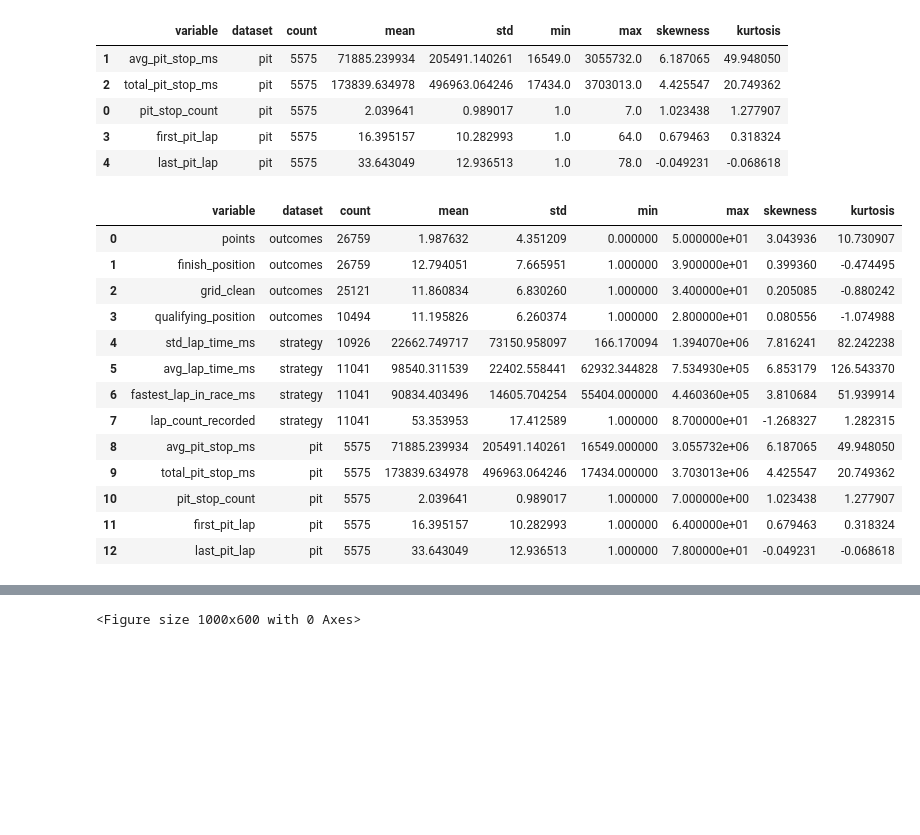
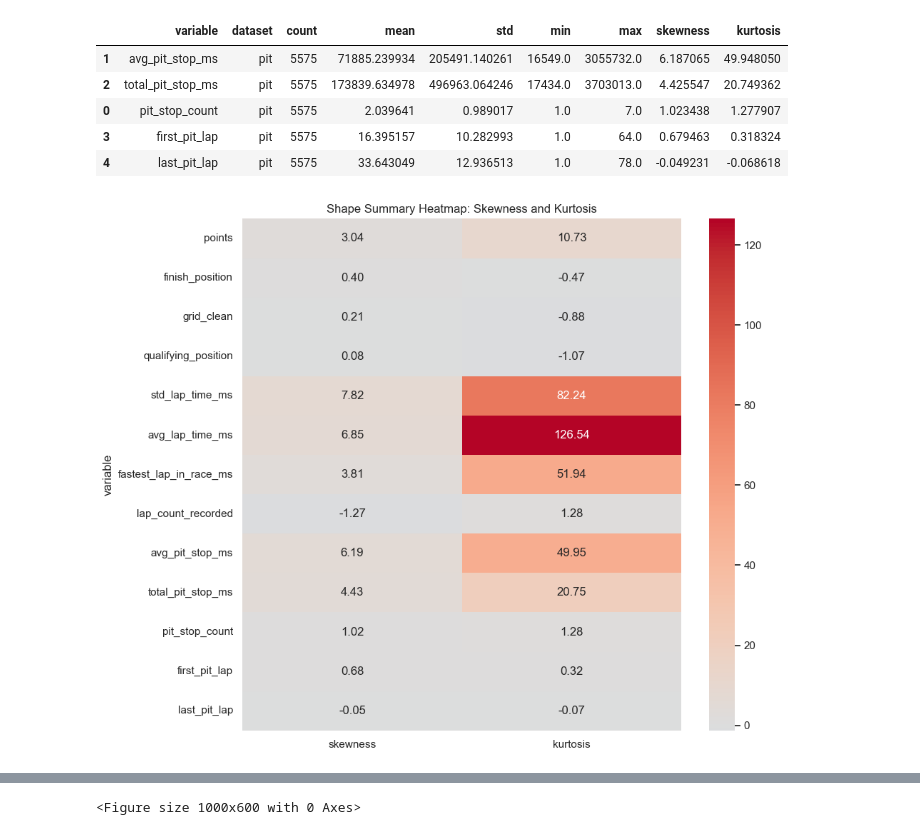
Before and after one commit to blackpaigestone/f1-worldchamp, a Jupyter notebook: 05_distribution_shape_and_dimensionality.ipynb, the cells around one changed output, grey strips where cells are left out. Cells and saved outputs as stored; diff of their text form; code cells hidden in the pictures; blank space fills up the shorter version.

```diff
--- a/05_distribution_shape_and_dimensionality.ipynb
+++ b/05_distribution_shape_and_dimensionality.ipynb
@@ -541,21 +670,23 @@ shape_pit
 | 0 | pit_stop_count | pit | 5575 | 2.039641 | 0.989017 | 1.0 | 7.0 | 1.023438 | 1.277907 |
 | 3 | first_pit_lap | pit | 5575 | 16.395157 | 10.282993 | 1.0 | 64.0 | 0.679463 | 0.318324 |
 | 4 | last_pit_lap | pit | 5575 | 33.643049 | 12.936513 | 1.0 | 78.0 | -0.049231 | -0.068618 |
-# %%
-shape_all = pd.concat([shape_outcomes, shape_strategy, shape_pit], ignore_index=True)
-shape_all
-# %% [output]
-|  | variable | dataset | count | mean | std | min | max | skewness | kurtosis |
-| 0 | points | outcomes | 26759 | 1.987632 | 4.351209 | 0.000000 | 5.000000e+01 | 3.043936 | 10.730907 |
-| 1 | finish_position | outcomes | 26759 | 12.794051 | 7.665951 | 1.000000 | 3.900000e+01 | 0.399360 | -0.474495 |
-| 2 | grid_clean | outcomes | 25121 | 11.860834 | 6.830260 | 1.000000 | 3.400000e+01 | 0.205085 | -0.880242 |
-| 3 | qualifying_position | outcomes | 10494 | 11.195826 | 6.260374 | 1.000000 | 2.800000e+01 | 0.080556 | -1.074988 |
-| 4 | std_lap_time_ms | strategy | 10926 | 22662.749717 | 73150.958097 | 166.170094 | 1.394070e+06 | 7.816241 | 82.242238 |
-| 5 | avg_lap_time_ms | strategy | 11041 | 98540.311539 | 22402.558441 | 62932.344828 | 7.534930e+05 | 6.853179 | 126.543370 |
-| 6 | fastest_lap_in_race_ms | strategy | 11041 | 90834.403496 | 14605.704254 | 55404.000000 | 4.460360e+05 | 3.810684 | 51.939914 |
-| 7 | lap_count_recorded | strategy | 11041 | 53.353953 | 17.412589 | 1.000000 | 8.700000e+01 | -1.268327 | 1.282315 |
-| 8 | avg_pit_stop_ms | pit | 5575 | 71885.239934 | 205491.140261 | 16549.000000 | 3.055732e+06 | 6.187065 | 49.948050 |
-| 9 | total_pit_stop_ms | pit | 5575 | 173839.634978 | 496963.064246 | 17434.000000 | 3.703013e+06 | 4.425547 | 20.749362 |
-| 10 | pit_stop_count | pit | 5575 | 2.039641 | 0.989017 | 1.000000 | 7.000000e+00 | 1.023438 | 1.277907 |
-| 11 | first_pit_lap | pit | 5575 | 16.395157 | 10.282993 | 1.000000 | 6.400000e+01 | 0.679463 | 0.318324 |
-| 12 | last_pit_lap | pit | 5575 | 33.643049 | 12.936513 | 1.000000 | 7.800000e+01 | -0.049231 | -0.068618 |
+# %%
+import os
+import matplotlib.pyplot as plt
+import seaborn as sns
+
+FIG_DIR = "outputs/figures_05"
+os.makedirs(FIG_DIR, exist_ok=True)
+
+shape_all = pd.concat([shape_outcomes, shape_strategy, shape_pit], ignore_index=True)
+
+shape_heatmap = shape_all.set_index("variable")[["skewness", "kurtosis"]]
+
+plt.figure(figsize=(10, 8))
+sns.heatmap(shape_heatmap, annot=True, cmap="coolwarm", center=0, fmt=".2f")
+plt.title("Shape Summary Heatmap: Skewness and Kurtosis")
+plt.tight_layout()
+plt.savefig(os.path.join(FIG_DIR, "13.1_shape_summary_heatmap.png"), dpi=300, bbox_inches="tight")
+plt.show()
+# %% [output]
+[figure, added]
```
Also changed, not shown: parts of 62 cells of this notebook, 34 other files.
